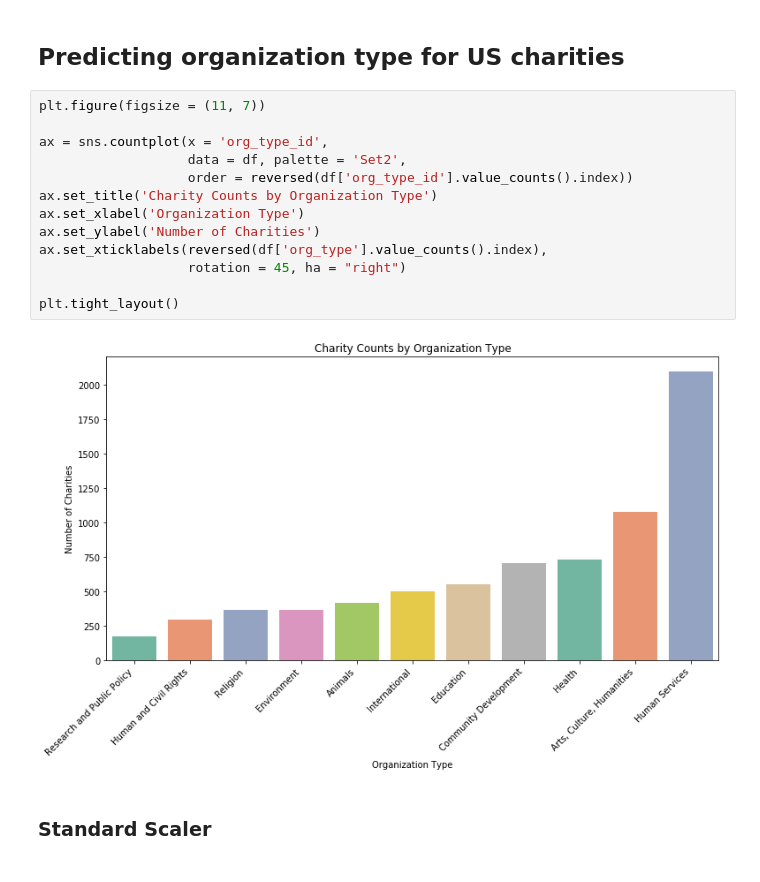
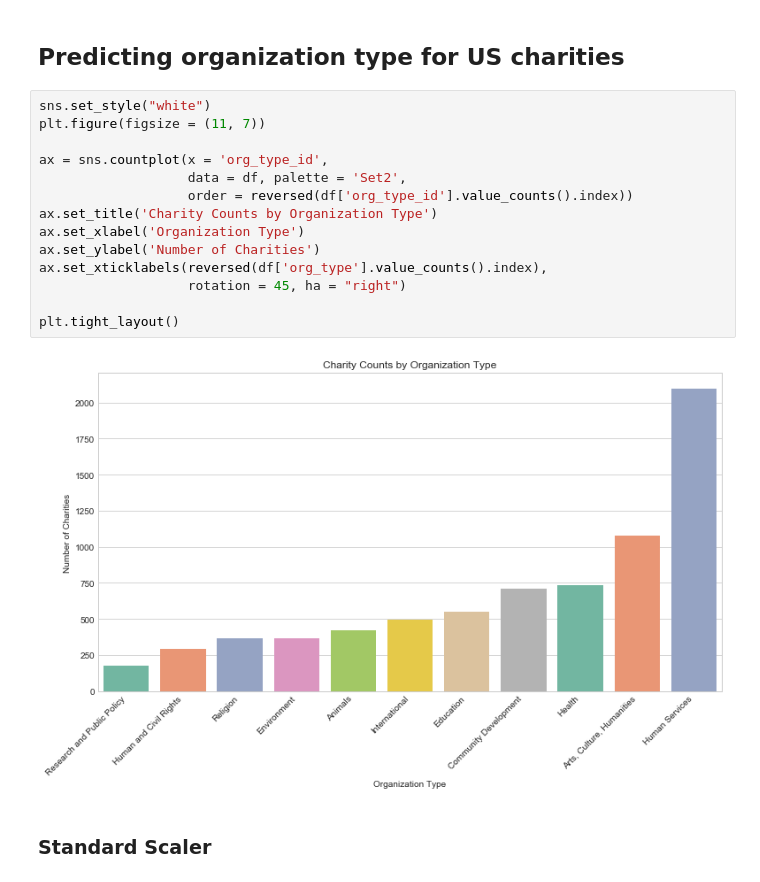
Before and after one commit to cyaris/charities_in_the_united_states, a Jupyter notebook: K-Means Clustering with US Charities.ipynb, the cells around one changed output. Drawn from its saved outputs; the diff is of its cells as text.

Commit message:
Updated visualizations with sns.set_style formatting.

```diff
--- a/K-Means Clustering with US Charities.ipynb
+++ b/K-Means Clustering with US Charities.ipynb
@@ -184,20 +184,21 @@ avg / total       0.59      0.43      0.26      7290
 # %% [markdown]
 ## **Predicting organization type for US charities**
 # %%
+sns.set_style("white")
 plt.figure(figsize = (11, 7))
 
 ax = sns.countplot(x = 'org_type_id',
                    data = df, palette = 'Set2',
                    order = reversed(df['org_type_id'].value_counts().index))
 ax.set_title('Charity Counts by Organization Type')
 ax.set_xlabel('Organization Type')
 ax.set_ylabel('Number of Charities')
 ax.set_xticklabels(reversed(df['org_type'].value_counts().index),
                    rotation = 45, ha = "right")
 
 plt.tight_layout()
 # %% [output]
-[figure, old version]
+[figure, new version]
 # %% [markdown]
 ### **Standard Scaler**
 # %% [markdown]
```
Also changed, not shown: parts of 4 cells of this notebook, 2 other files.
